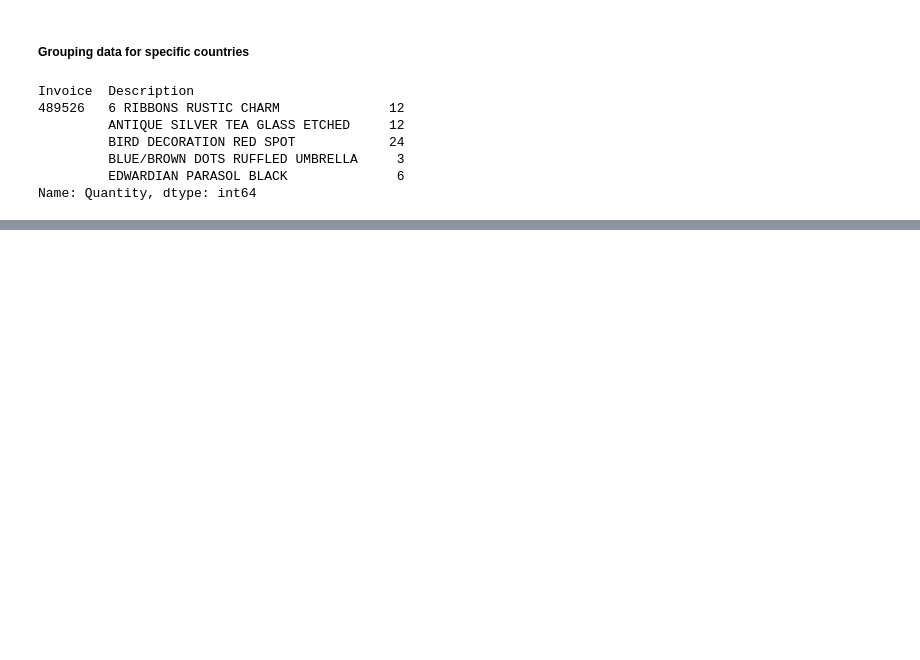
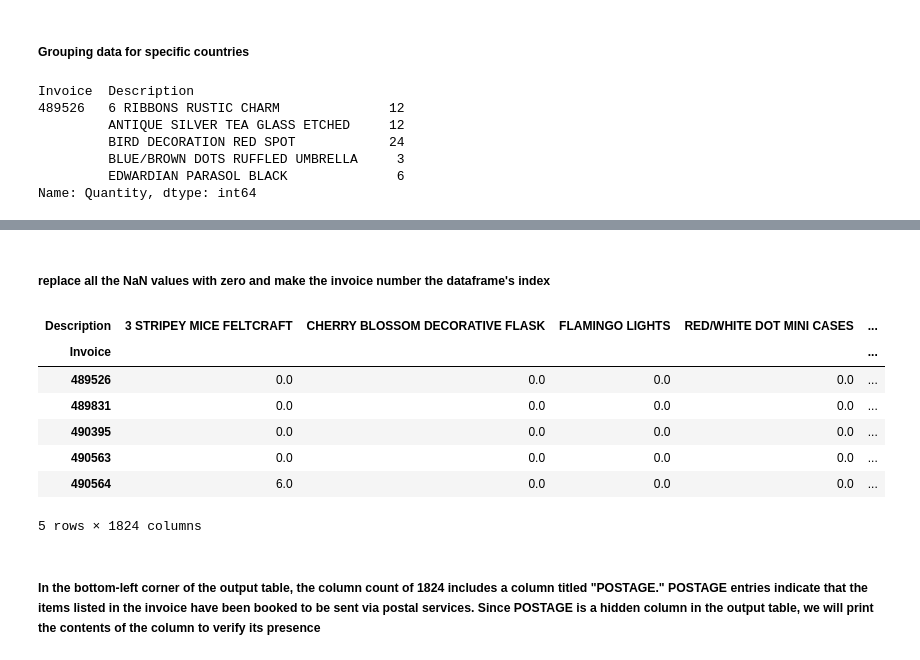
Before and after one commit to Cheapanha-Sok/Apriori-Algorithm, a Jupyter notebook: AprioriAlgorithm.ipynb, the cells around one changed output, grey strips where cells are left out. Saved outputs shown, nothing was run; the diff lists cells and outputs as text; code cells hidden in the pictures; blank space fills up the shorter version.

```diff
--- a/AprioriAlgorithm.ipynb
+++ b/AprioriAlgorithm.ipynb
@@ -128,0 +140,17 @@ Name: Quantity, dtype: int64
+# %% [markdown]
+##### replace all the NaN values with zero and make the invoice number the dataframe's index
+# %%
+subset_df = subset_df.fillna(0)
+subset_df = subset_df.set_index('Invoice')
+subset_df.head()
+# %% [output]
+| Description | 3 STRIPEY MICE FELTCRAFT | CHERRY BLOSSOM DECORATIVE FLASK | FLAMINGO LIGHTS | RED/WHITE DOT MINI CASES | ... |
+| Invoice |  |  |  |  | ... |
+| 489526 | 0.0 | 0.0 | 0.0 | 0.0 | ... |
+| 489831 | 0.0 | 0.0 | 0.0 | 0.0 | ... |
+| 490395 | 0.0 | 0.0 | 0.0 | 0.0 | ... |
+| 490563 | 0.0 | 0.0 | 0.0 | 0.0 | ... |
+| 490564 | 6.0 | 0.0 | 0.0 | 0.0 | ... |
+5 rows × 1824 columns
+# %% [markdown]
+##### In the bottom-left corner of the output table, the column count of 1824 includes a column titled "POSTAGE." POSTAGE entries indicate that the items listed in the invoice have been booked to be sent via postal services. Since POSTAGE is a hidden column in the output table, we will print the contents of the column to verify its presence
```
Also changed, not shown: parts of 24 cells of this notebook.
